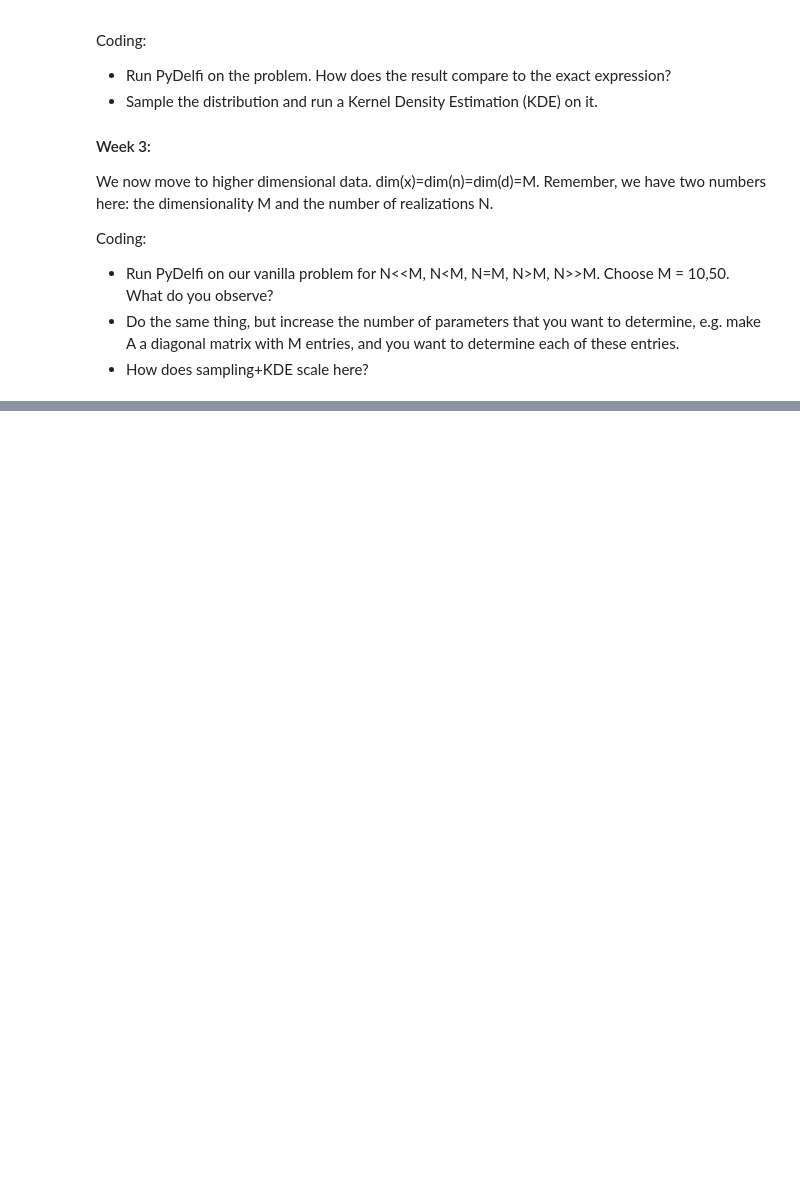
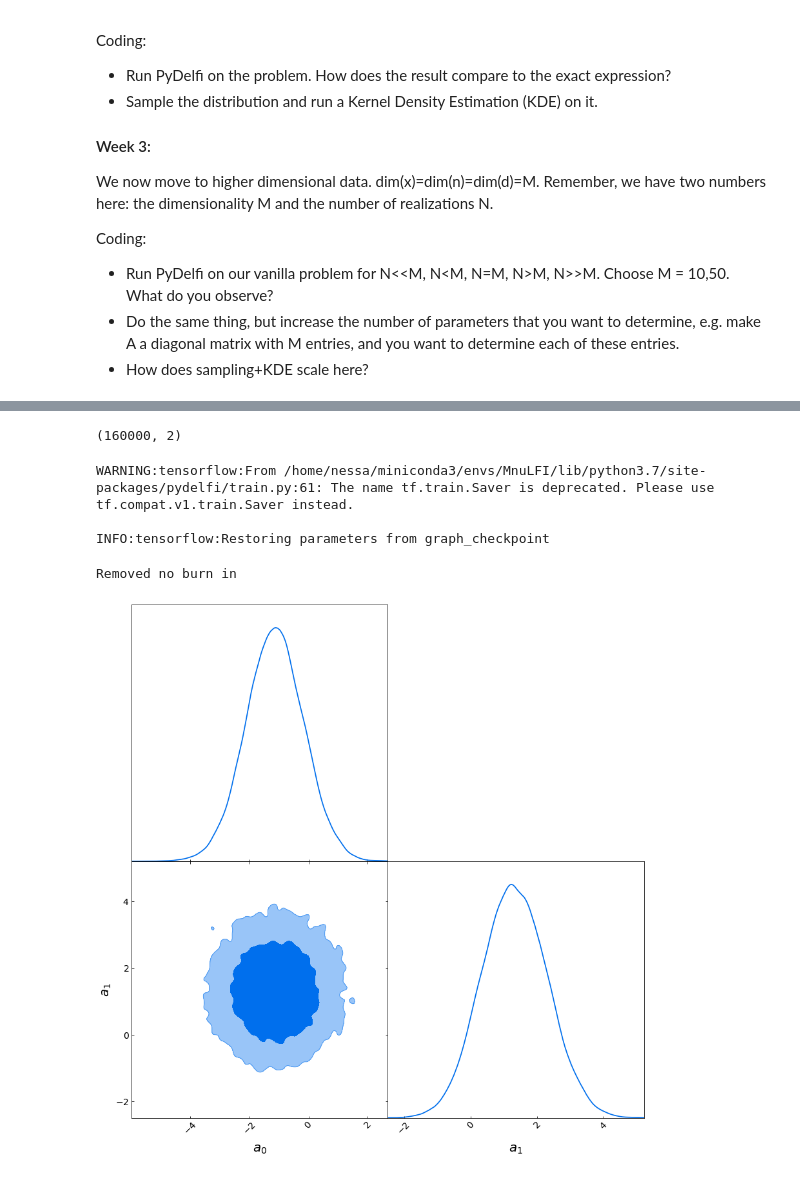
Before and after one commit to twerhane/UndergradStudentProjects, a Jupyter notebook: Tess/Convergence Properties of PyDelfi.ipynb, the cells around one changed output, grey strips where cells are left out. Saved outputs shown, nothing was run; the diff lists cells and outputs as text; code cells hidden in the pictures; blank space fills up the shorter version.

```diff
--- a/Tess/Convergence Properties of PyDelfi.ipynb
+++ b/Tess/Convergence Properties of PyDelfi.ipynb
@@ -40,0 +138,7 @@ Coding:
+# %%
+DelfiEnsemble = delfi.Delfi(np.squeeze(data), prior, NDEs,
+                            Finv = None,
+                            theta_fiducial = None,
+                            param_limits = [np.asarray([lower,lower]), np.asarray([upper,upper])],
+                            param_names = [r'a_0', r'a_1'],
+                            input_normalization=None,restore=False)
@@ -40,0 +154,19 @@ Coding:
+# %%
+training_data.shape
+# %% [output]
+(160000, 2)
+# %%
+DelfiEnsemble.load_simulations(training_data,training_params)
+# %%
+DelfiEnsemble.train_ndes()
+# %% [output]
+WARNING:tensorflow:From /home/nessa/miniconda3/envs/MnuLFI/lib/python3.7/site-packages/pydelfi/train.py:61: The name tf.train.Saver is deprecated. Please use tf.compat.v1.train.Saver instead.
+
+INFO:tensorflow:Restoring parameters from graph_checkpoint
+# %%
+posterior_samples = DelfiEnsemble.emcee_sample()
+# %%
+DelfiEnsemble.triangle_plot([posterior_samples])
+# %% [output]
+Removed no burn in
+[figure, added]
```
Also changed, not shown: parts of 10 cells of this notebook.
